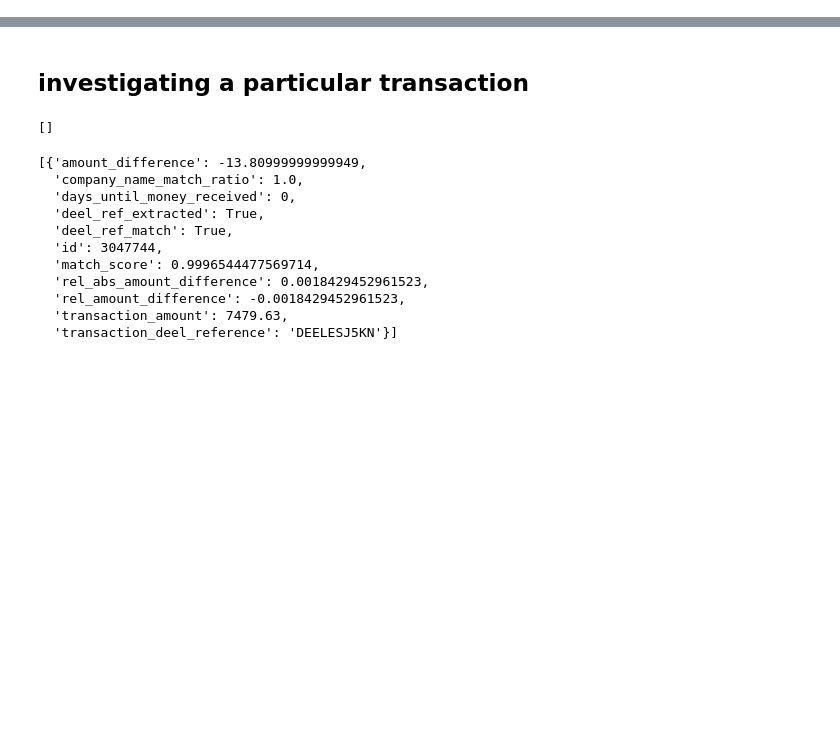
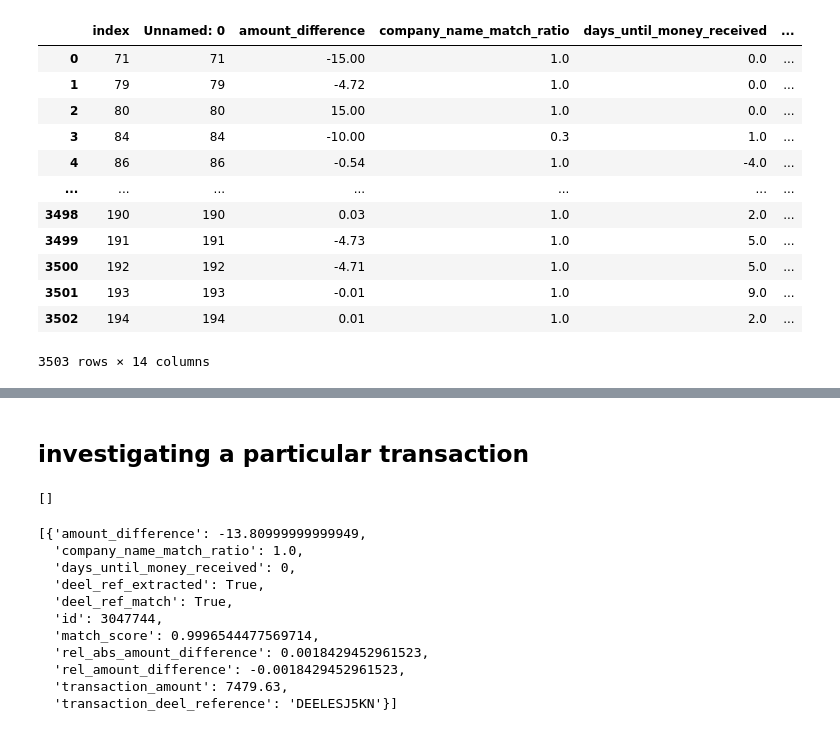
Before and after one commit to roeeorland/evaluate_recommender, a Jupyter notebook: investigating_specific_transactions.ipynb, the cells around one changed output, grey strips where cells are left out. Drawn from its saved outputs; the diff is of its cells as text; code cells hidden in the pictures; blank space fills up the shorter version.

```diff
--- a/investigating_specific_transactions.ipynb
+++ b/investigating_specific_transactions.ipynb
@@ -92,0 +186,16 @@ correct_matches_df.to_csv('correct_matches_0-1000.csv')
+# %%
+imperfect_matches
+# %% [output]
+|  | index | Unnamed: 0 | amount_difference | company_name_match_ratio | days_until_money_received | ... |
+| 0 | 71 | 71 | -15.00 | 1.0 | 0.0 | ... |
+| 1 | 79 | 79 | -4.72 | 1.0 | 0.0 | ... |
+| 2 | 80 | 80 | 15.00 | 1.0 | 0.0 | ... |
+| 3 | 84 | 84 | -10.00 | 0.3 | 1.0 | ... |
+| 4 | 86 | 86 | -0.54 | 1.0 | -4.0 | ... |
+| ... | ... | ... | ... | ... | ... | ... |
+| 3498 | 190 | 190 | 0.03 | 1.0 | 2.0 | ... |
+| 3499 | 191 | 191 | -4.73 | 1.0 | 5.0 | ... |
+| 3500 | 192 | 192 | -4.71 | 1.0 | 5.0 | ... |
+| 3501 | 193 | 193 | -0.01 | 1.0 | 9.0 | ... |
+| 3502 | 194 | 194 | 0.01 | 1.0 | 2.0 | ... |
+3503 rows × 14 columns
```
Also changed, not shown: parts of 59 cells of this notebook.
